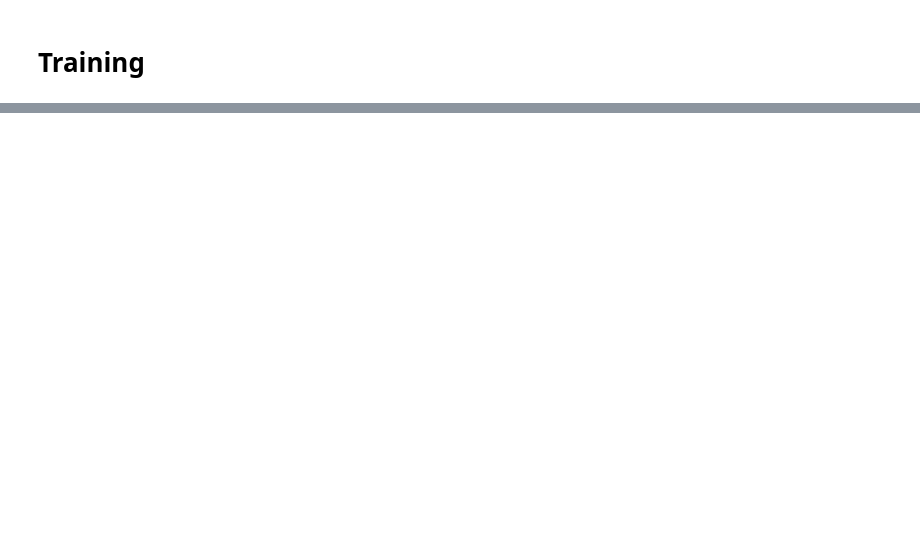
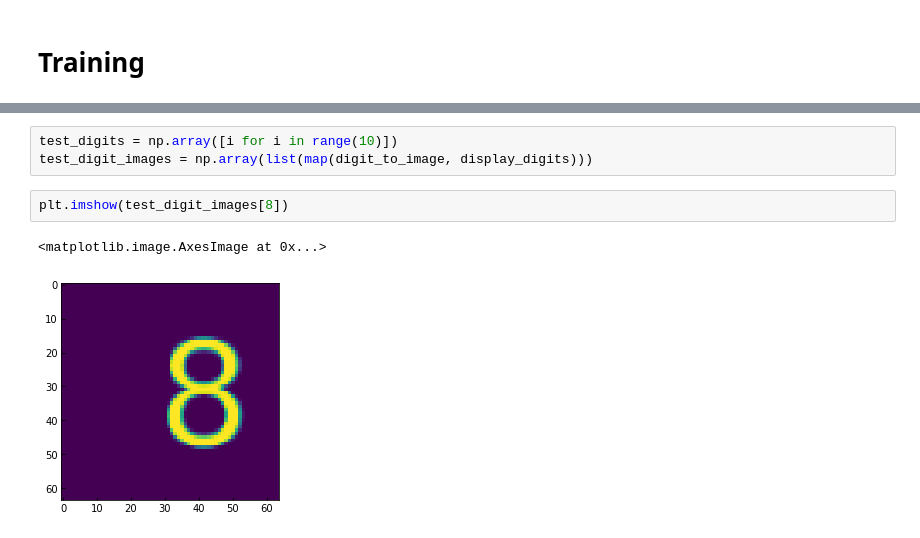
Before and after one commit to wjmn/bmedsc-exploratory, a Jupyter notebook: 03-psychophysics/notebooks/half_generative.ipynb, the cells around one changed output, grey strips where cells are left out. Saved outputs shown, nothing was run; the diff lists cells and outputs as text; blank space fills up the shorter version.

```diff
--- a/03-psychophysics/notebooks/half_generative.ipynb
+++ b/03-psychophysics/notebooks/half_generative.ipynb
@@ -489,0 +488,8 @@ Time for epoch 11 is 81.18383741378784 sec
+# %%
+test_digits = np.array([i for i in range(10)])
+test_digit_images = np.array(list(map(digit_to_image, display_digits)))
+# %%
+plt.imshow(test_digit_images[8])
+# %% [output]
+<matplotlib.image.AxesImage at 0x...>
+[figure, added]
```
Also changed, not shown: parts of 13 cells of this notebook, 5 other files.
